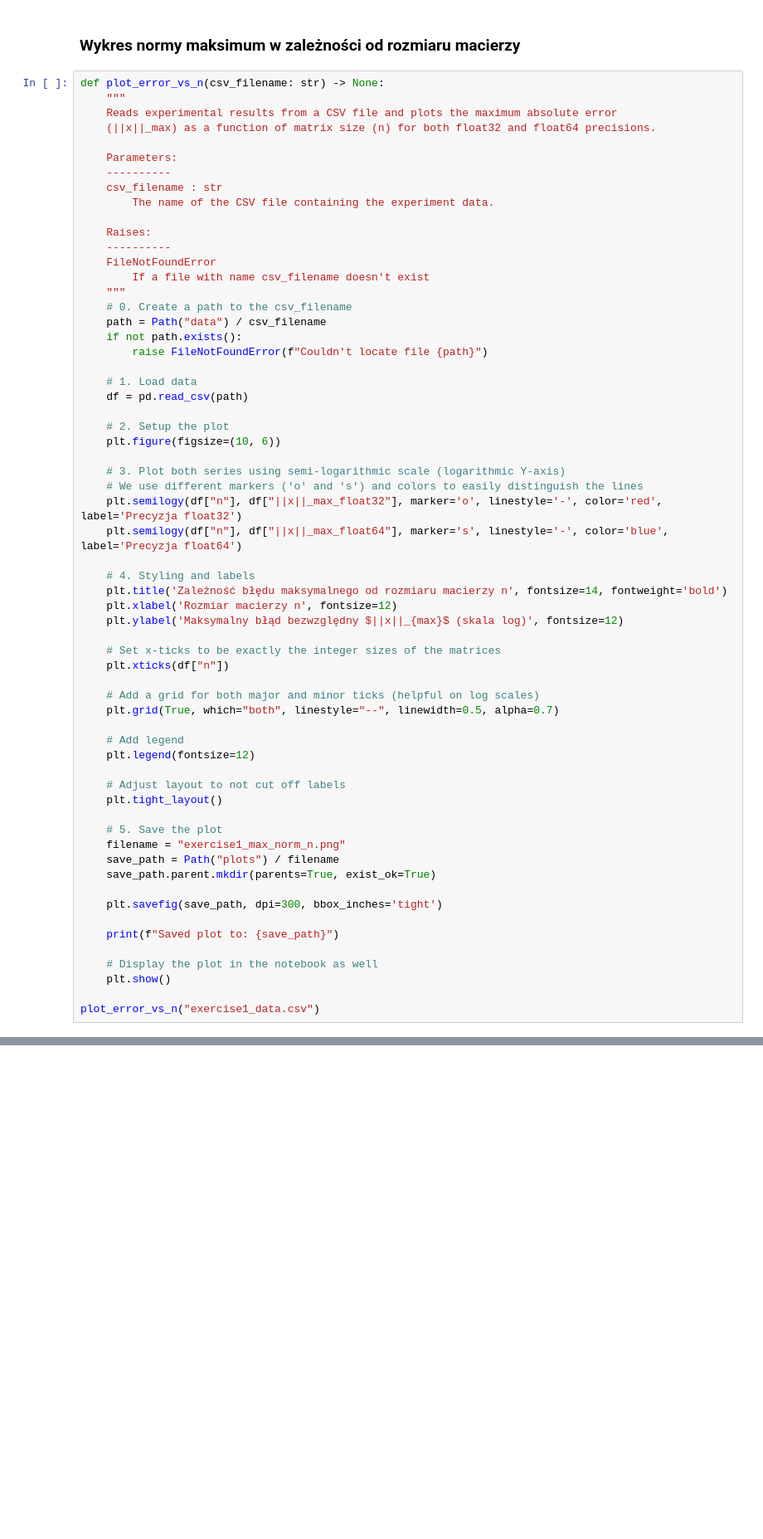
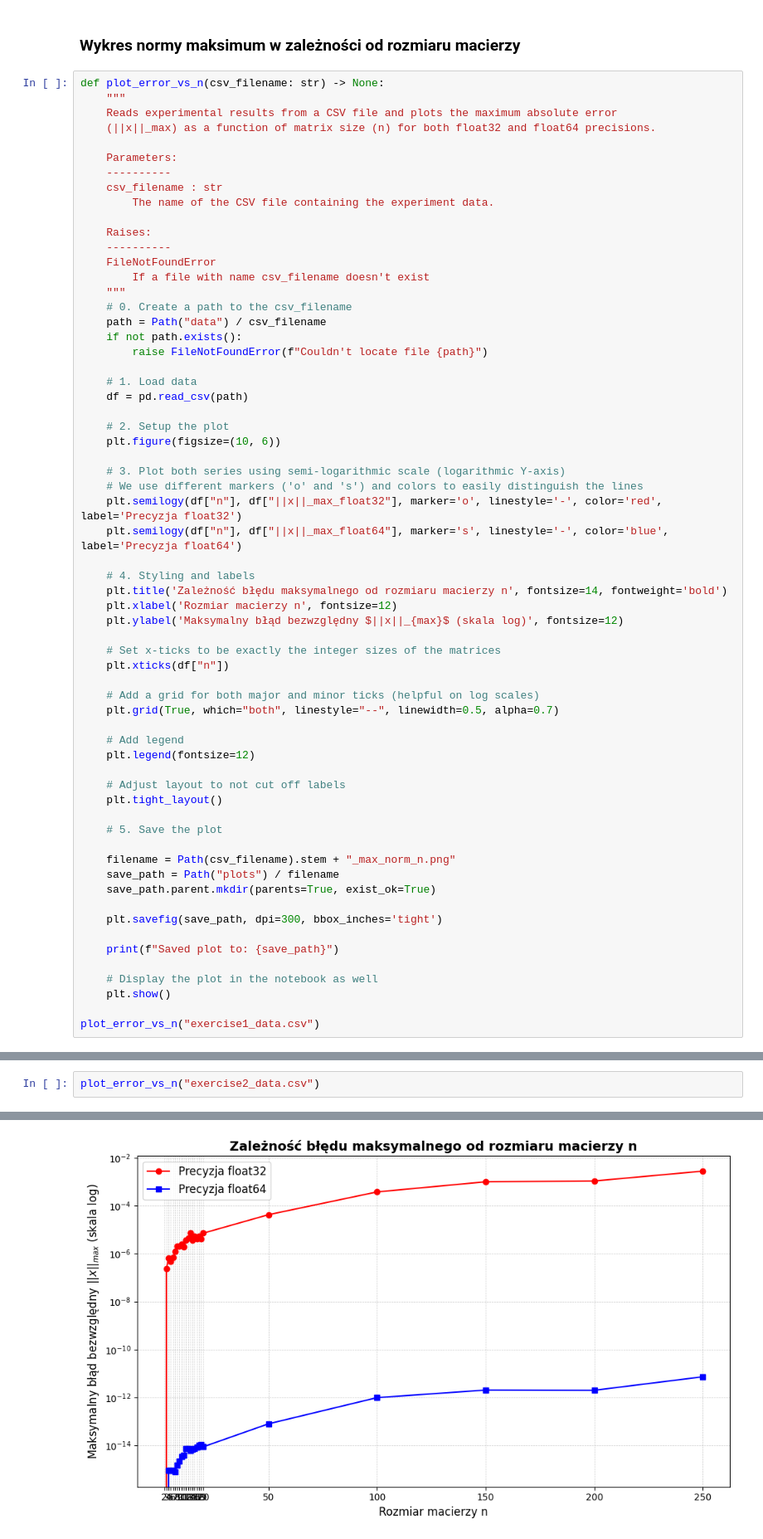
Before and after one commit to Veexeq/MOwNiT, a Jupyter notebook: lab8-linear-systems/main.ipynb, the cells around one changed output, grey strips where cells are left out. Shown at 83% size. Drawn from its saved outputs; the diff is of its cells as text; blank space fills up the shorter version.

Commit message:
Implemented the rest of the laboratory work. Everything seems to work, plots and data relevant. Added more util scripts for generating Typst tables.

```diff
--- a/lab8-linear-systems/main.ipynb
+++ b/lab8-linear-systems/main.ipynb
@@ -339,7 +343,8 @@ def plot_error_vs_n(csv_filename: str) -> None:
     plt.tight_layout()
 
     # 5. Save the plot
-    filename = "exercise1_max_norm_n.png"
+
+    filename = Path(csv_filename).stem + "_max_norm_n.png"
     save_path = Path("plots") / filename
     save_path.parent.mkdir(parents=True, exist_ok=True)
 
@@ -356,0 +524,3 @@ Saved plot to: plots\exercise1_max_norm_n.png
+# %%
+plot_error_vs_n("exercise2_data.csv")
+# %% [output]
@@ -356,0 +528 @@ Saved plot to: plots\exercise1_max_norm_n.png
+[figure, added]
```
Also changed, not shown: parts of 18 cells of this notebook, 13 other files.
